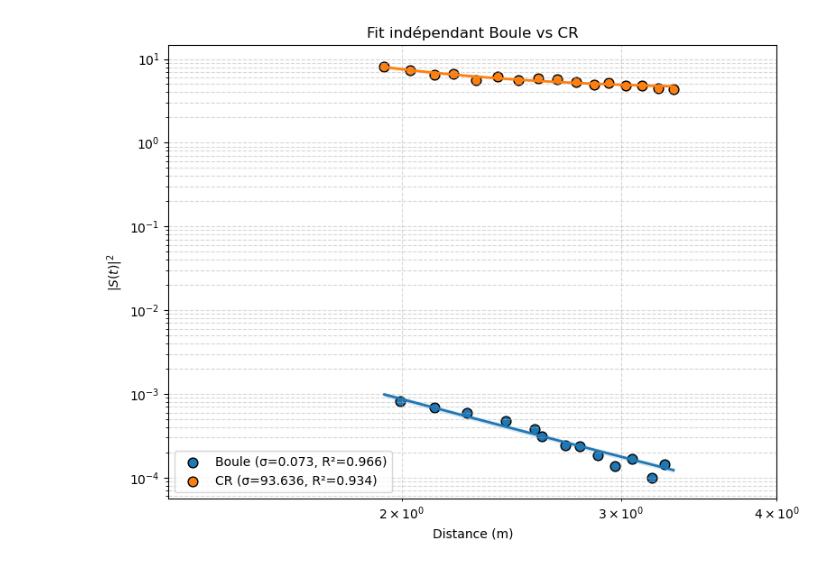
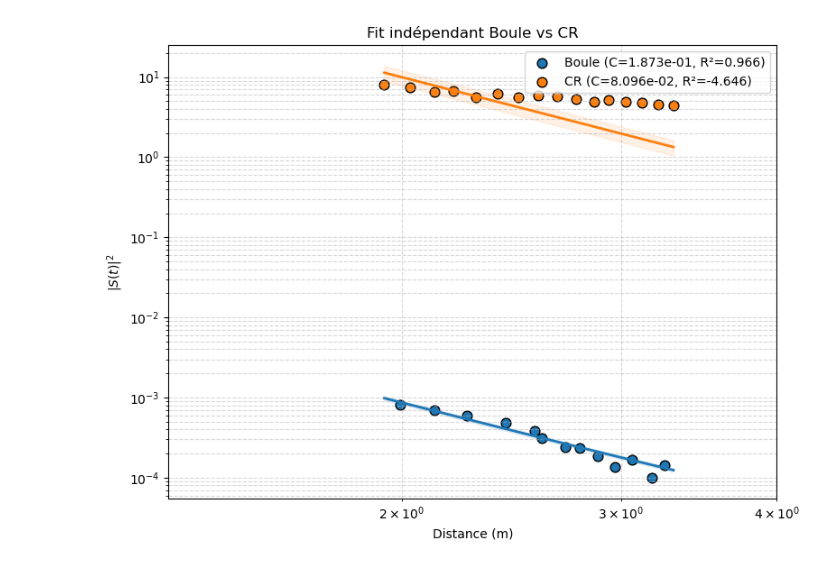
Before and after one commit to Nicolasallet/Dku-toolbox, a Jupyter notebook: radar_mesure/test_courbedecalib.ipynb, the cells around one changed output. Drawn from its saved outputs; the diff is of its cells as text; code cells hidden in the pictures.

```diff
--- a/radar_mesure/test_courbedecalib.ipynb
+++ b/radar_mesure/test_courbedecalib.ipynb
@@ -198,12 +198,12 @@ lambdaa = c / f
 pad_factor = 4
 
 # RCS de référence
-r_cr = 0.3302  # rayon de la sphère CR en mètres
-sigmacr_CR = (4 * np.pi * r_cr**4) / (3 * lambdaa**2)
+sigmacr_CR = (np.pi ) / (3*lambdaa**2)
 sigmacr_boule = 0.073  # m²
 
-print(f"σᶜʳ (CR, 17 GHz) = {sigmacr_CR:.4f} m²")
-print(f"σᶜʳ (Boule) = {sigmacr_boule:.4f} m²")
+print(f"σᶜʳ (CR, 17 GHz) = {10*np.log10(sigmacr_CR):.4f} dB")
+print(f"σᶜʳ (Boule) = {10*np.log10(sigmacr_boule):.4f} dB")
+
 
 # -------------------------
 # Fonctions utilitaires
@@ -235,9 +235,14 @@ def extract_peaks(ri_list, seuil):
     dfpic = pd.DataFrame(pic).sort_values(by=[0])
     return np.asarray(dfpic[0]), np.asarray(dfpic[1])
 
-def fit_and_evaluate(X, y, sigma, initial_guess=(1,1)):
-    """Fit indépendant et calcule R²"""
-    popt, pcov = curve_fit(lambda R, c, k: model(R, c, k, sigma), X, y, p0=initial_guess)
+def fit_and_evaluate(X, y, sigma, initial_guess=(0,0), bounds=([0, 0], [1, 0.001])):
+    popt, pcov = curve_fit(
+        lambda R, c, k: model(R, c, k, sigma),
+        X, y,
+        p0=initial_guess,
+        bounds=bounds
+    )
+
     perr = np.sqrt(np.diag(pcov))
     y_pred = model(X, *popt, sigma)
     r2 = r2_score(y, y_pred)
@@ -247,7 +252,7 @@ def fit_and_evaluate(X, y, sigma, initial_guess=(1,1)):
 # Charger les données
 # -------------------------
 data_boule = glob.glob('/home/nicolas/Documents/Dku-toolbox/data/caliboule/13*.txt')
-data_cr    = glob.glob('/home/nicolas/Documents/Dku-toolbox/data/newcod/13*plud*.txt')
+data_cr    = glob.glob('/home/nicolas/Documents/Dku-toolbox/data/newcod/13*plu*.txt')
 data_boule.sort()
 data_cr.sort()
 
@@ -289,9 +294,9 @@ y_fit_cr    = model(x_fit, *popt_cr, sigmacr_CR)
 
 fig, ax = plt.subplots(figsize=(8,6))
 ax.scatter(X_boule, y_boule, color='tab:blue', edgecolors='k', s=60,
-           label=f'Boule (σ={sigmacr_boule:.3f}, R²={r2_boule:.3f})')
+           label=f'Boule (C={popt_boule[0]:.3e}, R²={r2_boule:.3f})')
 ax.scatter(X_cr, y_cr, color='tab:orange', edgecolors='k', s=60,
-           label=f'CR (σ={sigmacr_CR:.3f}, R²={r2_cr:.3f})')
+           label=f'CR (C={popt_cr[0]:.3e}, R²={r2_cr:.3f})')
 ax.plot(x_fit, y_fit_boule, color='tab:blue', lw=2)
 ax.plot(x_fit, y_fit_cr, color='tab:orange', lw=2)
 
@@ -336,4 +336,4 @@ Résultats fit CR :
-[figure, old version]
+[figure, new version]
 # %%
 import matplotlib.pyplot as plt
 import numpy as np
```
Also changed, not shown: parts of 5 cells of this notebook, 1 other file.
